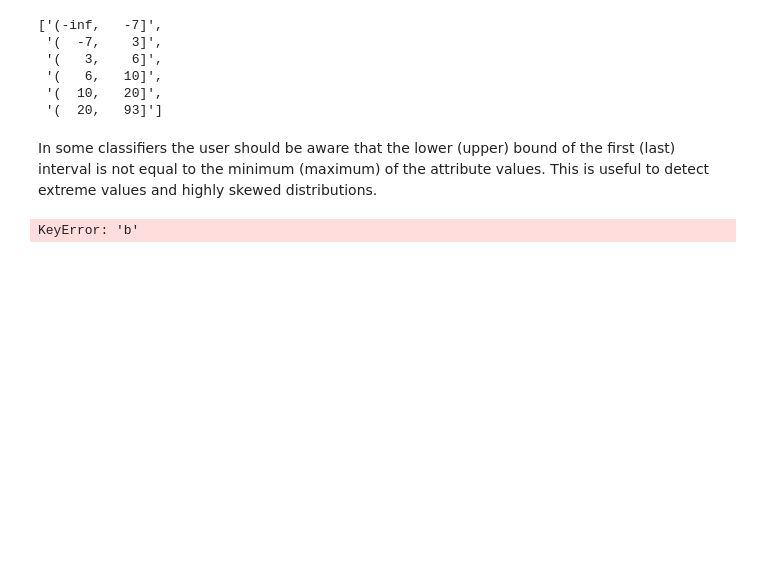
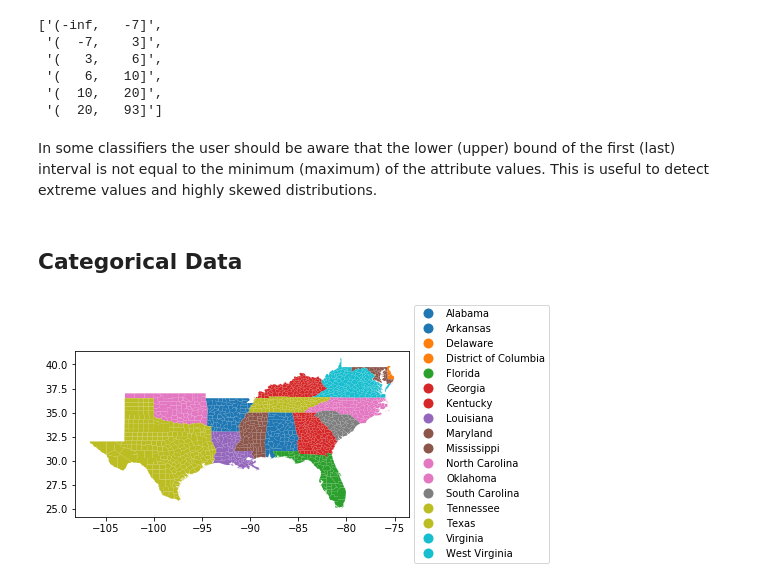
Before and after one commit to geopandas/geopandas, a Jupyter notebook: examples/choro_legends.ipynb, the cells around one changed output. Saved outputs shown, nothing was run; the diff lists cells and outputs as text; code cells hidden in the pictures; blank space fills up the shorter version.

Commit message:
ENH: handle fmt kw when categorical=True

```diff
--- a/examples/choro_legends.ipynb
+++ b/examples/choro_legends.ipynb
@@ -14,2 +34,3 @@ libpysal.__version__
 # %%
+_ = libpysal.examples.load_example('South')
 pth = libpysal.examples.get_path('south.shp')
@@ -109,4 +130,8 @@ d = {'a':1}
-# %%
-d.pop('b')
-# %% [output]
-KeyError: 'b'
+# %% [markdown]
+## Categorical Data
+# %%
+ax = df.plot(column='STATE_NAME', categorical=True, legend=True, \
+             legend_kwds={'loc': 'center left', 'bbox_to_anchor':(1,0.5),
+                         'fmt': "{:.0f}"}) # fmt is ignored for categorical data
+# %% [output]
+[figure, added]
```
Also changed, not shown: parts of 5 cells of this notebook, 1 other file.
